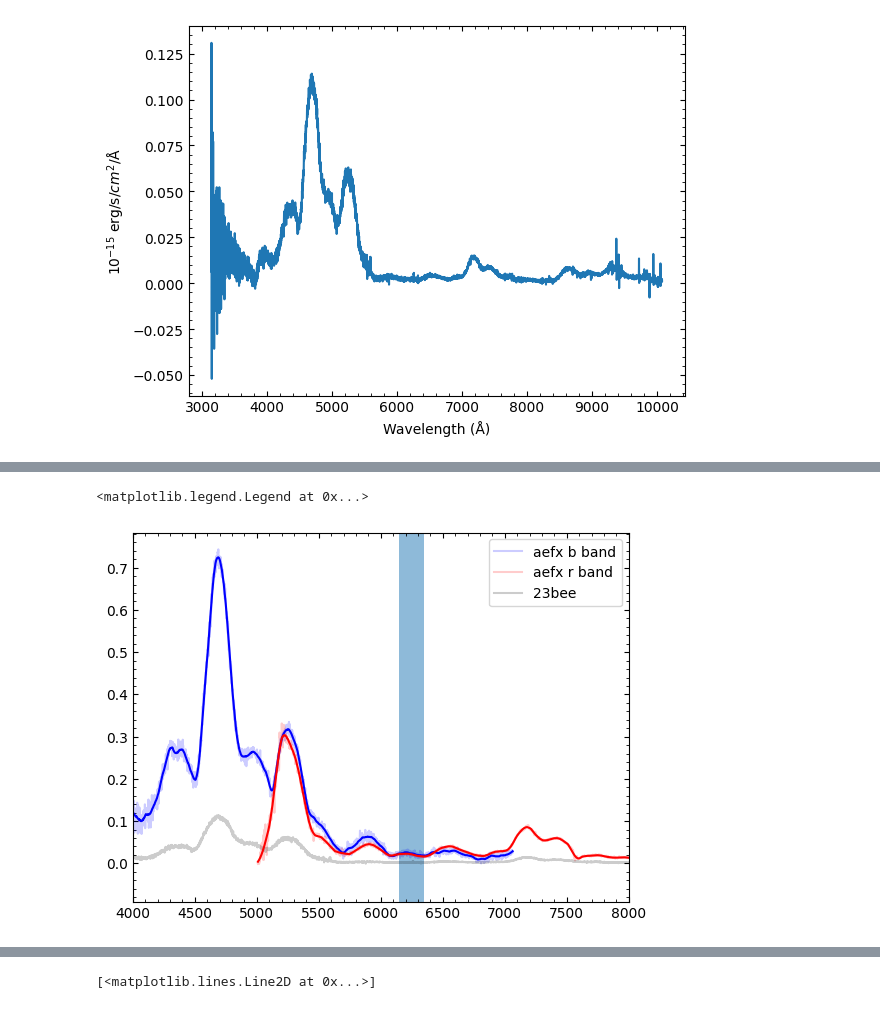
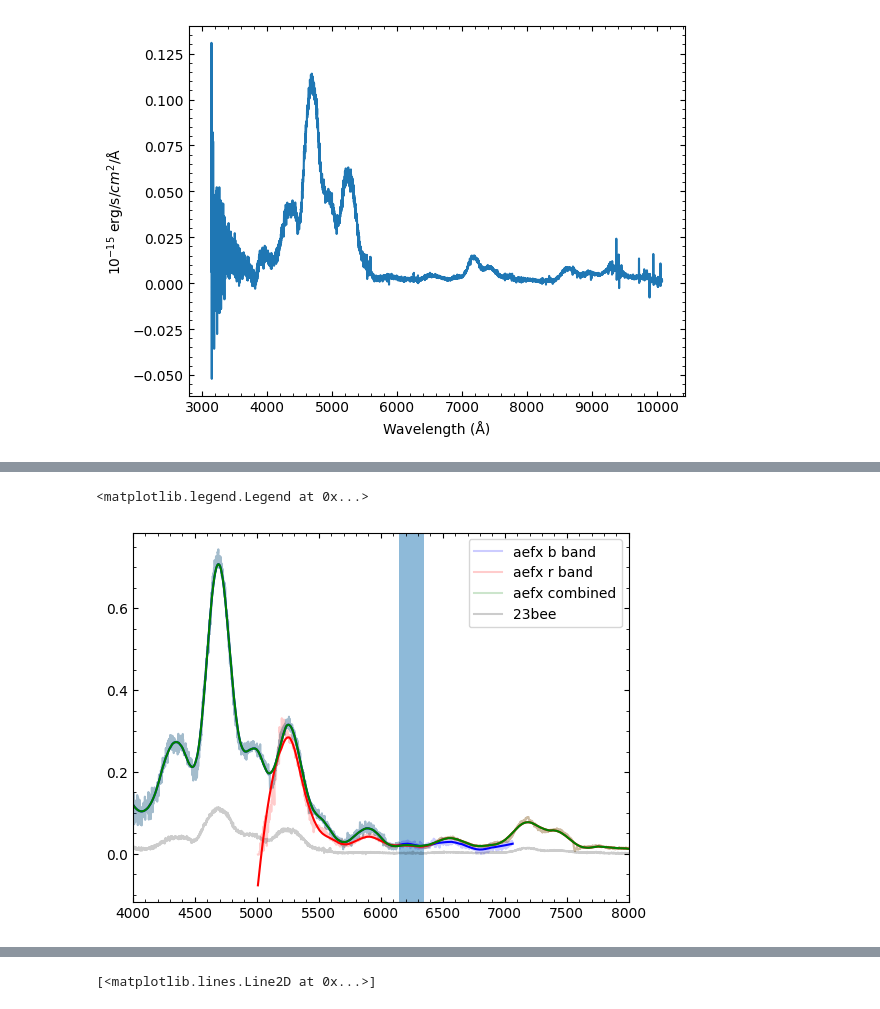
Before and after one commit to skvc22/sn2023bee, a Jupyter notebook: calibrate.ipynb, the cells around one changed output, grey strips where cells are left out. Drawn from its saved outputs; the diff is of its cells as text; code cells hidden in the pictures.

```diff
--- a/calibrate.ipynb
+++ b/calibrate.ipynb
@@ -83,13 +158,13 @@ usefilts = [filters[i] for i in wanted_filts]
 
 plt.figure(figsize=(8,6))
 
-colors=['g','r','m']
+colors=['k','b','r']
 maglist = []
 
 for i, filt in enumerate(usefilts): #plot ATLAS and ZTF bands
     # Filter out the data in certain filet and has reasonable uncertainty
     ind = (lc.t.FLT==filt)&(lc.t.MAGERR>0.)&(lc.t.MAGERR<1.)
-    plt.errorbar(lc.t.MJD[ind], lc.t.MAG[ind], lc.t.MAGERR[ind], linestyle = 'None', marker = 'o',
+    plt.errorbar(lc.t.MJD[ind], lc.t.MAG[ind]+3*i, lc.t.MAGERR[ind], linestyle = 'None', marker = 'o',
                  label = filt + ' + ' + str(3*i), color = colors[i])
 
     # copy the quality cut indices for the current filter into a reindexed dataframe; separate out all indeces after
@@ -98,12 +173,14 @@ for i, filt in enumerate(usefilts): #plot ATLAS and ZTF bands
     temp = lc.t[ind].copy().reset_index()
     ixs=(temp.MJD > 60120)
     a,b = np.polyfit(temp.MJD[ixs],temp.MAG[ixs],1)
-    plt.plot(temp.MJD[ixs], a*temp.MJD[ixs]+(b), color=colors[i], label='interpolation')
+    plt.plot(temp.MJD[ixs], a*temp.MJD[ixs]+(b)+3*i, color=colors[i])
     est_val = a*60354+b
     maglist.append(est_val)
 
-plt.axvline(x=60354,color='black', ls='dotted', label = 'MJD 60354')
-plt.ylim(28, 12)
-plt.legend()
+plt.axvline(x=60354,color='black', ls=':', label = 'Optical Spectrum')
+plt.axvline(x=60354-359+101,color='black', ls='-.', label = f'NIR Spectrum +101d')
+plt.axvline(x=60354-359+333,color='black', ls='--', label = f'NIR Spectrum +333d')
+plt.ylim(28.2, 12)
+plt.legend(ncols=2)
 # %% [output]
 <matplotlib.legend.Legend at 0x...>
@@ -154,8 +231,8 @@ Text(0, 0.5, '$10^{-15}$ erg/s/$cm^2$/Å')
 [figure]
 # %%
 # smooth the spectrum, and then plot 200A ranges around four emission line locations
-
-smoothed_bee = savgol_filter(spec.t.flux, 85, 3)
+kernel=85*3
+smoothed_bee = savgol_filter(spec.t.flux, kernel, 3)
 
 halpha = 6562.79
 hbeta = 4861.35
@@ -168,8 +245,8 @@ FeII2 = 5261.5273
 FeIII = 5270
 FeIII2 = 4658.4702
 
-plt.plot(spec.t.wavelength, spec.t.flux*(10**15), alpha=.5)
-plt.plot(spec.t.wavelength, smoothed_bee*(10**15), color='tab:blue')
+plt.plot(spec.t.wavelength, spec.t.flux, alpha=.5)
+plt.plot(spec.t.wavelength, smoothed_bee, color='tab:blue')
 
 plt.axvspan(halpha-100, halpha+100, alpha=0.5, color='tab:orange')
 plt.axvspan(hbeta-100, hbeta+100, alpha=0.5, color='tab:green')
@@ -412,28 +484,44 @@ See the documentation for a more detailed explanation: https://pandas.pydata.org
 # %%
 aefxr=pdastroclass()
 aefxb=pdastroclass()
+aefx=pdastroclass()
 aefxr.t=pd.read_csv('other_sne/2021aefx_2022-09-27.32_Gemini-S_GMOS-S_None.ascii', sep=r'\s+', names=['wavelength','flux'])
 aefxb.t=pd.read_csv('other_sne/2021aefx_2022-09-27.37_Gemini-S_GMOS-S_None.ascii', sep=r'\s+', names=['wavelength','flux'])
 
 aefxb.t.wavelength=aefxb.t.wavelength/1.005017
 aefxr.t.wavelength=aefxr.t.wavelength/1.005017
 
 aefxr.t.flux=aefxr.t.flux*1e15
 aefxb.t.flux=aefxb.t.flux*1e15
-smoothed_aefxr = savgol_filter(aefxr.t.flux, 85, 2)
-smoothed_aefxb = savgol_filter(aefxb.t.flux, 85, 2)
+
+redmask=(aefxr.t.wavelength>6150) & (aefxr.t.wavelength<6350)
+bluemask=(aefxb.t.wavelength>6150) & (aefxb.t.wavelength<6350)
+spline=np.interp(aefxr.t.wavelength, aefxb.t.wavelength, aefxb.t.flux)
+mixed=np.mean([aefxr.t.flux[redmask].to_numpy(), spline[redmask]])
+mixeddf=aefxr.t[redmask]
+mixeddf.flux=mixed
+
+redmask=aefxr.t.wavelength>6350
+bluemask=aefxb.t.wavelength<6150
+aefx.t=pd.concat([aefxb.t[bluemask],mixeddf,aefxr.t[redmask]], ignore_index=True)
+
+smoothed_aefxr = savgol_filter(aefxr.t.flux, kernel, 2)
+smoothed_aefxb = savgol_filter(aefxb.t.flux, kernel, 2)
+smoothed_aefx = savgol_filter(aefx.t.flux, kernel, 2)
 
 plt.plot(aefxb.t.wavelength, aefxb.t.flux, alpha=.2, c='b', label='aefx b band')
 plt.plot(aefxr.t.wavelength, aefxr.t.flux, alpha=.2, c='r', label='aefx r band')
+plt.plot(aefx.t.wavelength, aefx.t.flux, alpha=.2, c='green', label='aefx combined')
 plt.plot(spec.t.wavelength, spec.t.flux, alpha=.2, c='k', label='23bee')
 plt.plot(aefxb.t.wavelength,smoothed_aefxb, c='b')
 plt.plot(aefxr.t.wavelength,smoothed_aefxr, c='r')
+plt.plot(aefx.t.wavelength,smoothed_aefx, c='g')
 plt.axvspan(6150,6350,alpha=.5)
 plt.xlim(4000,8000)
 plt.legend()
 # %% [output]
 <matplotlib.legend.Legend at 0x...>
-[figure, old version]
+[figure, new version]
 # %%
 # read in the spectrum for SN2018oh, split it into LRIS and DEIMOS spectra, smooth them, determine rms and uncertainty in rms, add gaussian around halpha
 spec_oh = pd.DataFrame()
```
Also changed, not shown: parts of 18 cells of this notebook.
